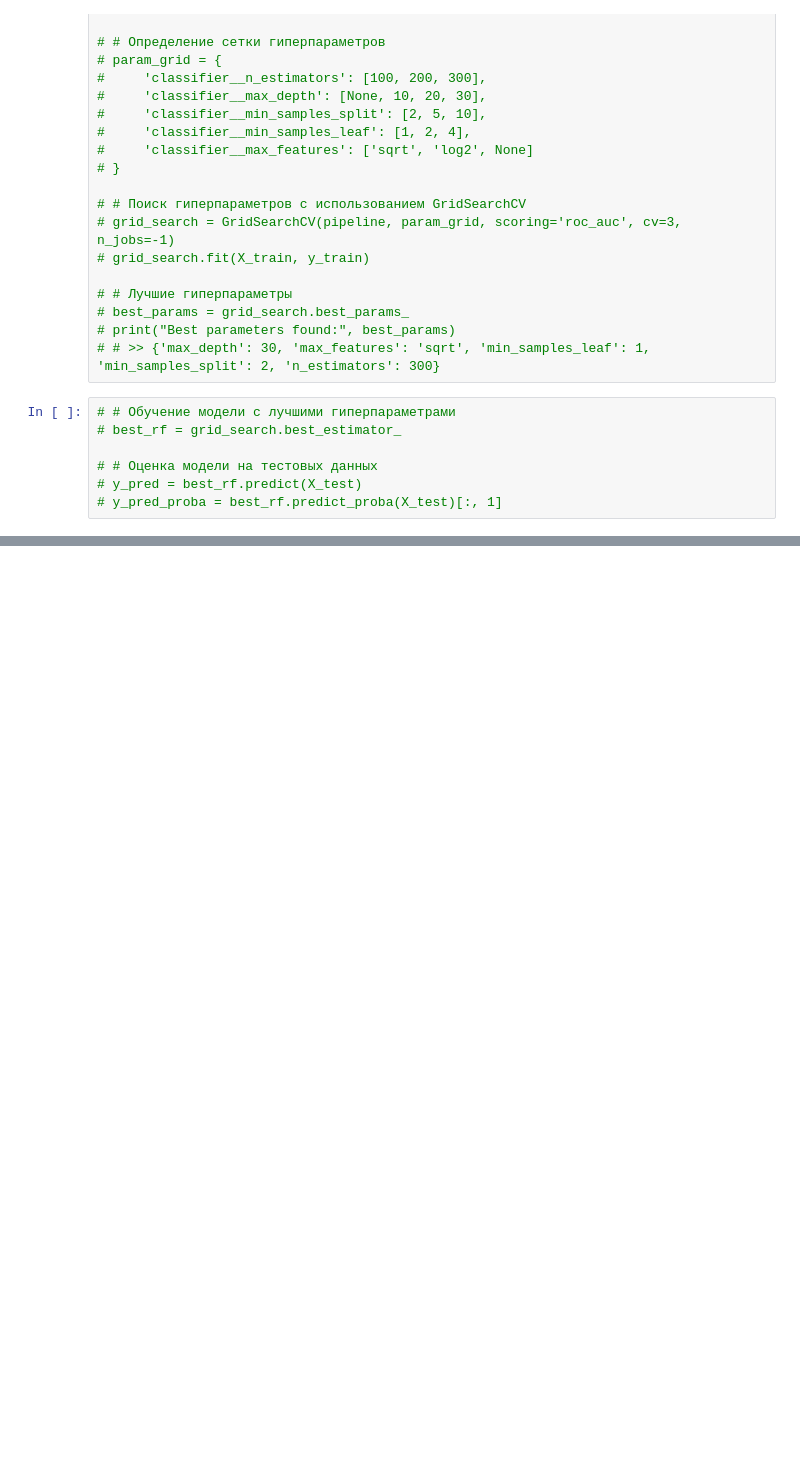
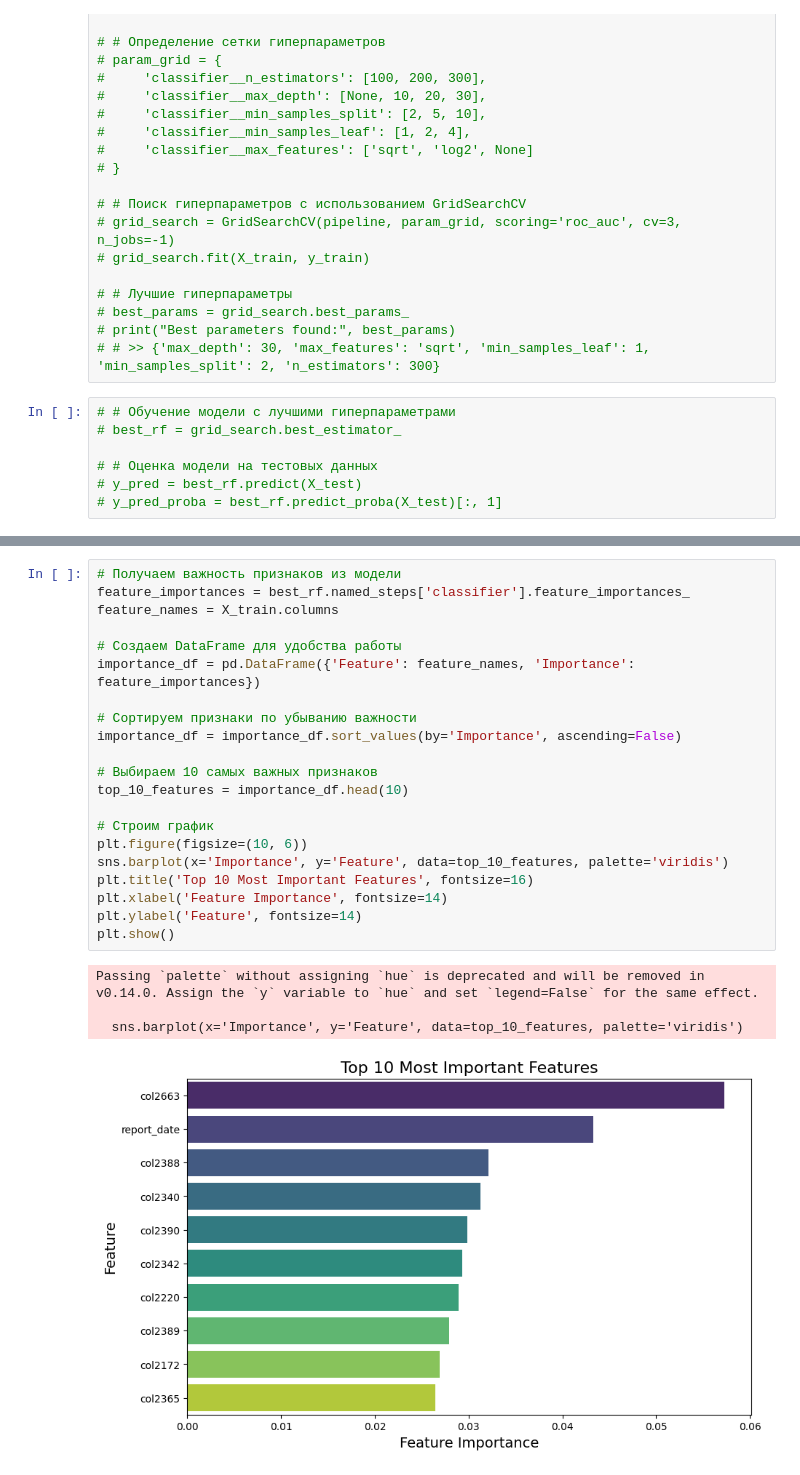
Before and after one commit to Skromnyajka/parking, a Jupyter notebook: main.ipynb, the cells around one changed output, grey strips where cells are left out. Cells and saved outputs as stored; diff of their text form; blank space fills up the shorter version.

```diff
--- a/main.ipynb
+++ b/main.ipynb
@@ -162,0 +265,26 @@ print("Отчет о классификации:\n", classification_report(y_val
+# %%
+# Получаем важность признаков из модели
+feature_importances = best_rf.named_steps['classifier'].feature_importances_
+feature_names = X_train.columns
+
+# Создаем DataFrame для удобства работы
+importance_df = pd.DataFrame({'Feature': feature_names, 'Importance': feature_importances})
+
+# Сортируем признаки по убыванию важности
+importance_df = importance_df.sort_values(by='Importance', ascending=False)
+
+# Выбираем 10 самых важных признаков
+top_10_features = importance_df.head(10)
+
+# Строим график
+plt.figure(figsize=(10, 6))
+sns.barplot(x='Importance', y='Feature', data=top_10_features, palette='viridis')
+plt.title('Top 10 Most Important Features', fontsize=16)
+plt.xlabel('Feature Importance', fontsize=14)
+plt.ylabel('Feature', fontsize=14)
+plt.show()
+# %% [output]
+Passing `palette` without assigning `hue` is deprecated and will be removed in v0.14.0. Assign the `y` variable to `hue` and set `legend=False` for the same effect.
+
+  sns.barplot(x='Importance', y='Feature', data=top_10_features, palette='viridis')
+[figure, added]
```
Also changed, not shown: parts of 5 cells of this notebook.
